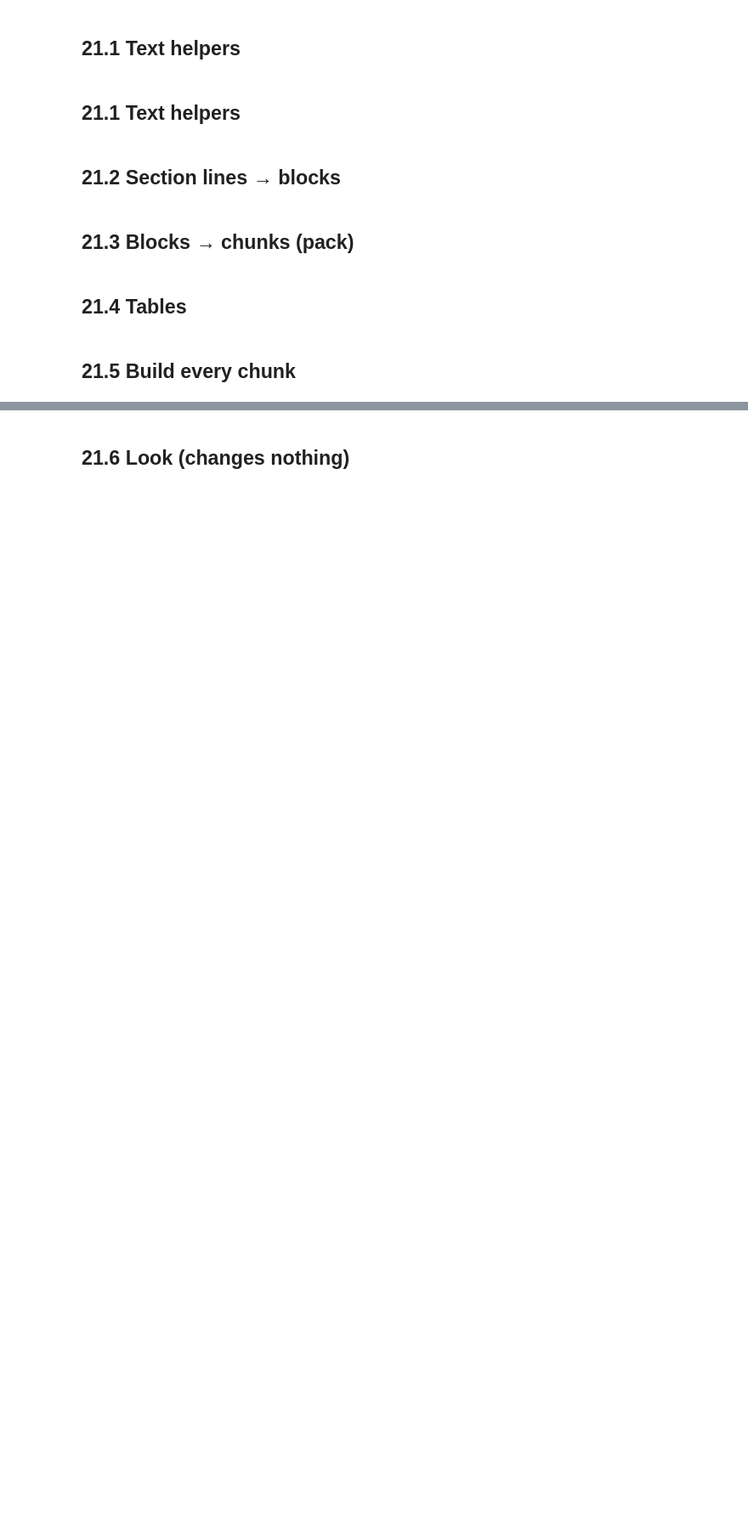
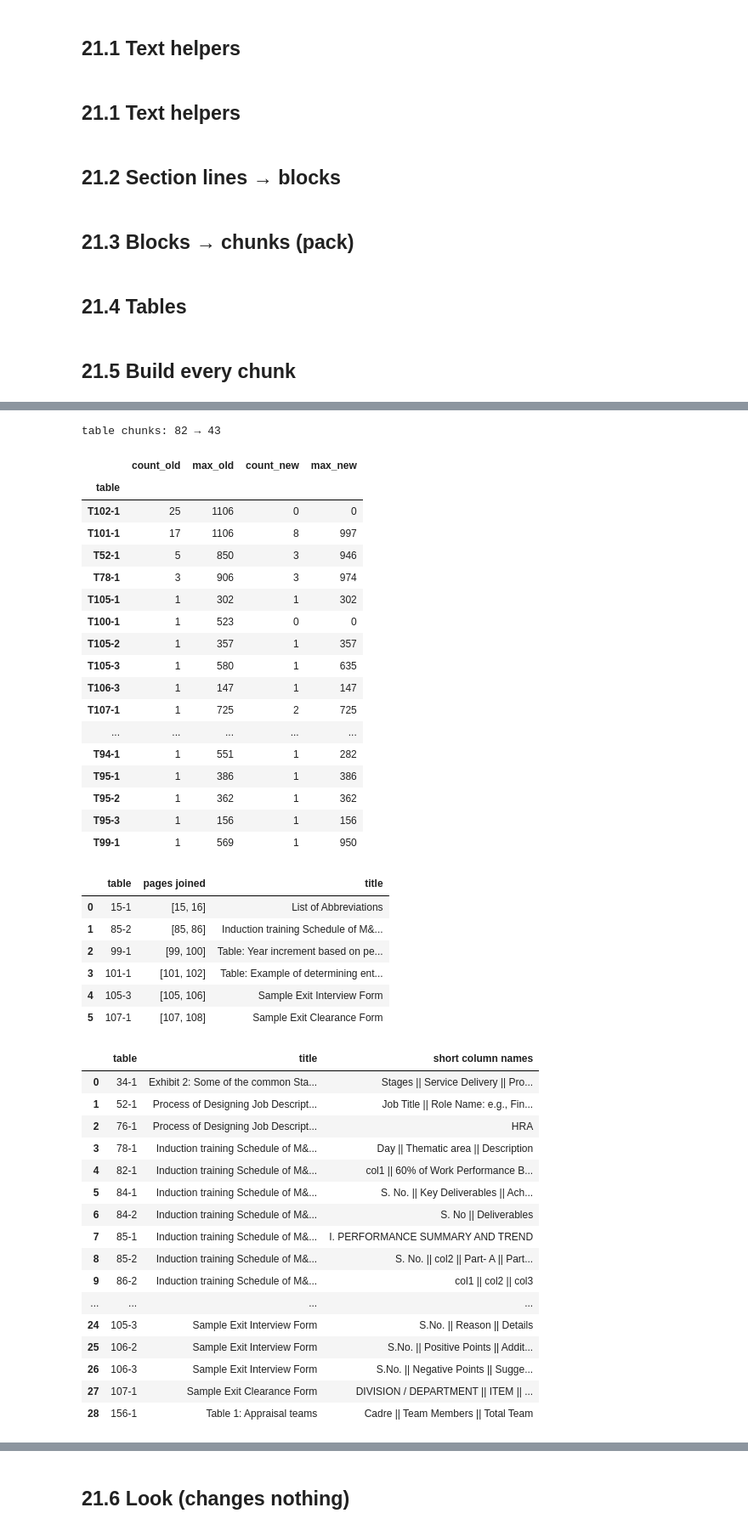
Before and after one commit to amanchaurasia512/swasthyasetu-rag, a Jupyter notebook: notebooks/06_chunks.ipynb, the cells around one changed output, grey strips where cells are left out. Shown at 85% size. Saved outputs shown, nothing was run; the diff lists cells and outputs as text; code cells hidden in the pictures; blank space fills up the shorter version.

```diff
--- a/notebooks/06_chunks.ipynb
+++ b/notebooks/06_chunks.ipynb
@@ -303,6 +379,11 @@ def record(chunk_id, doc_type, path, sub_heading, pages, text, source, **extra):
             "text": text, "embed_text": f"{prefix}\n\n{text}", "n_chars": len(text),
             "footnotes": extra.get("footnotes", [])}
 
+def table_captions(sec):
+    """Caption printed above a table ("Exhibit 2: …") → used as its title."""
+    return {re.match(r"^\[table ([^\]]+)\]$", b["text"])[1]: b["caption"]
+            for b in section_blocks(sec) if b["kind"] == "table" and b.get("caption")}
+
 def section_chunks(sec):
     out, src = [], "ocr" if any(METHOD.get(n) == "ocr" for n in sec["pdf_pages"]) else "text"
     for k, c in enumerate(pack(section_blocks(sec)), 1):
@@ -310,9 +391,9 @@ def section_chunks(sec):
         out.append(record(f"{sec['section_id']}-{k:02d}", "glossary" if sec["kind"] == "glossary" else "section",
                           sec["path"], c["sub_heading"], c["pages"], "\n\n".join(c["parts"]), src,
                           section_id=sec["section_id"], footnotes=notes))
-    for t in sec["tables"]:
-        for k, text in enumerate(table_chunks(t), 1):
-            out.append(record(f"T{t['id']}-{k:02d}", "table", sec["path"], t.get("title"), {t["pdf_page"]},
+    for group in table_groups(sec, table_captions(sec)):
+        for k, (text, pages) in enumerate(stc_chunks(group), 1):
+            out.append(record(f"T{group['id']}-{k:02d}", "table", sec["path"], group["title"], pages,
                               text, "text", section_id=sec["section_id"]))
     return out
 
@@ -333,0 +415,64 @@ print(f"{len(CHUNKS_OUT)} chunks:", dict(Counter(c["doc_type"] for c in CHUNKS_O
+# %%
+# 21.4c STC check: old chunks.jsonl (on disk) vs new CHUNKS_OUT, tables only
+old = [c for c in read_jsonl(CHUNKS) if c["doc_type"] == "table"]
+new = [c for c in CHUNKS_OUT if c["doc_type"] == "table"]
+groups = [group for sec in SECS for group in table_groups(sec, table_captions(sec))]
+
+def table_summary(chunks):
+    frame = pd.DataFrame({"table": [c["chunk_id"].rsplit("-", 1)[0] for c in chunks], "chars": [c["n_chars"] for c in chunks]})
+    return frame.groupby("table").chars.agg(["count", "max"])
+
+compare = table_summary(old).join(table_summary(new), lsuffix="_old", rsuffix="_new", how="outer").fillna(0).astype(int)
+print(f"table chunks: {len(old)} → {len(new)}")
+display(compare.sort_values("count_old", ascending=False))
+display(pd.DataFrame([(g["id"], g["pages"], g["title"][:60]) for g in groups if len(g["tables"]) > 1],
+                     columns=["table", "pages joined", "title"]))
+display(pd.DataFrame([(g["id"], g["title"][:40], " || ".join(short_keys(g["header"]).values()))
+                      for g in groups if g["kind"] != "2_col_list"], columns=["table", "title", "short column names"]))
+for c in new:
+    if c["chunk_id"].startswith("T101-1"):
+        print(c["chunk_id"], c["pdf_pages"], c["n_chars"], "\n" + c["text"] + "\n")
+# %% [output]
+table chunks: 82 → 43
+|  | count_old | max_old | count_new | max_new |
+| table |  |  |  |  |
+| T102-1 | 25 | 1106 | 0 | 0 |
+| T101-1 | 17 | 1106 | 8 | 997 |
+| T52-1 | 5 | 850 | 3 | 946 |
+| T78-1 | 3 | 906 | 3 | 974 |
+| T105-1 | 1 | 302 | 1 | 302 |
+| T100-1 | 1 | 523 | 0 | 0 |
+| T105-2 | 1 | 357 | 1 | 357 |
+| T105-3 | 1 | 580 | 1 | 635 |
+| T106-3 | 1 | 147 | 1 | 147 |
+| T107-1 | 1 | 725 | 2 | 725 |
+| ... | ... | ... | ... | ... |
+| T94-1 | 1 | 551 | 1 | 282 |
+| T95-1 | 1 | 386 | 1 | 386 |
+| T95-2 | 1 | 362 | 1 | 362 |
+| T95-3 | 1 | 156 | 1 | 156 |
+| T99-1 | 1 | 569 | 1 | 950 |
+|  | table | pages joined | title |
+| 0 | 15-1 | [15, 16] | List of Abbreviations |
+| 1 | 85-2 | [85, 86] | Induction training Schedule of M&... |
+| 2 | 99-1 | [99, 100] | Table: Year increment based on pe... |
+| 3 | 101-1 | [101, 102] | Table: Example of determining ent... |
+| 4 | 105-3 | [105, 106] | Sample Exit Interview Form |
+| 5 | 107-1 | [107, 108] | Sample Exit Clearance Form |
+|  | table | title | short column names |
+| 0 | 34-1 | Exhibit 2: Some of the common Sta... | Stages || Service Delivery || Pro... |
+| 1 | 52-1 | Process of Designing Job Descript... | Job Title || Role Name: e.g., Fin... |
+| 2 | 76-1 | Process of Designing Job Descript... | HRA |
+| 3 | 78-1 | Induction training Schedule of M&... | Day || Thematic area || Description |
+| 4 | 82-1 | Induction training Schedule of M&... | col1 || 60% of Work Performance B... |
+| 5 | 84-1 | Induction training Schedule of M&... | S. No. || Key Deliverables || Ach... |
+| 6 | 84-2 | Induction training Schedule of M&... | S. No || Deliverables |
+| 7 | 85-1 | Induction training Schedule of M&... | I. PERFORMANCE SUMMARY AND TREND |
+| 8 | 85-2 | Induction training Schedule of M&... | S. No. || col2 || Part- A || Part... |
+| 9 | 86-2 | Induction training Schedule of M&... | col1 || col2 || col3 |
+| ... | ... | ... | ... |
+| 24 | 105-3 | Sample Exit Interview Form | S.No. || Reason || Details |
+| 25 | 106-2 | Sample Exit Interview Form | S.No. || Positive Points || Addit... |
+| 26 | 106-3 | Sample Exit Interview Form | S.No. || Negative Points || Sugge... |
+| 27 | 107-1 | Sample Exit Clearance Form | DIVISION / DEPARTMENT || ITEM || ... |
+| 28 | 156-1 | Table 1: Appraisal teams | Cadre || Team Members || Total Team |
```
Also changed, not shown: parts of 8 cells of this notebook, 1 other file.
